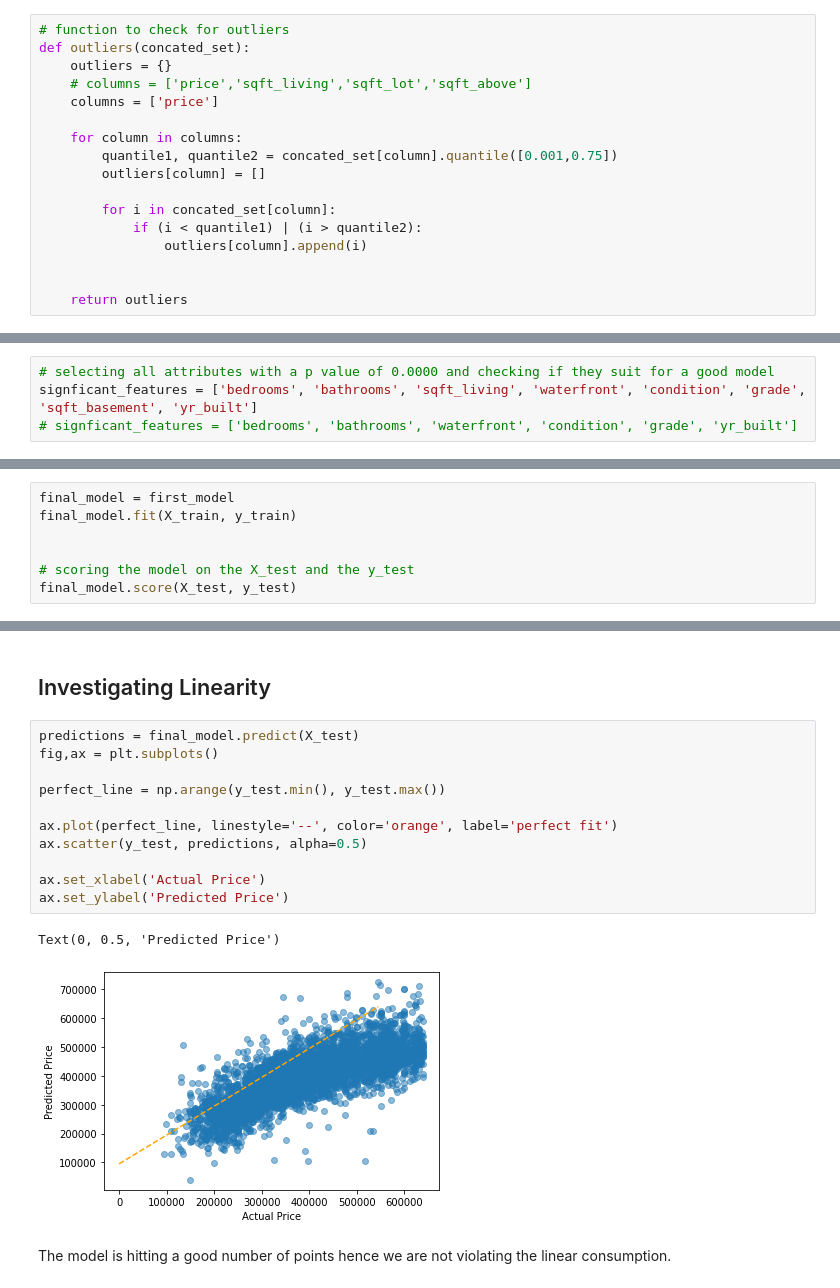
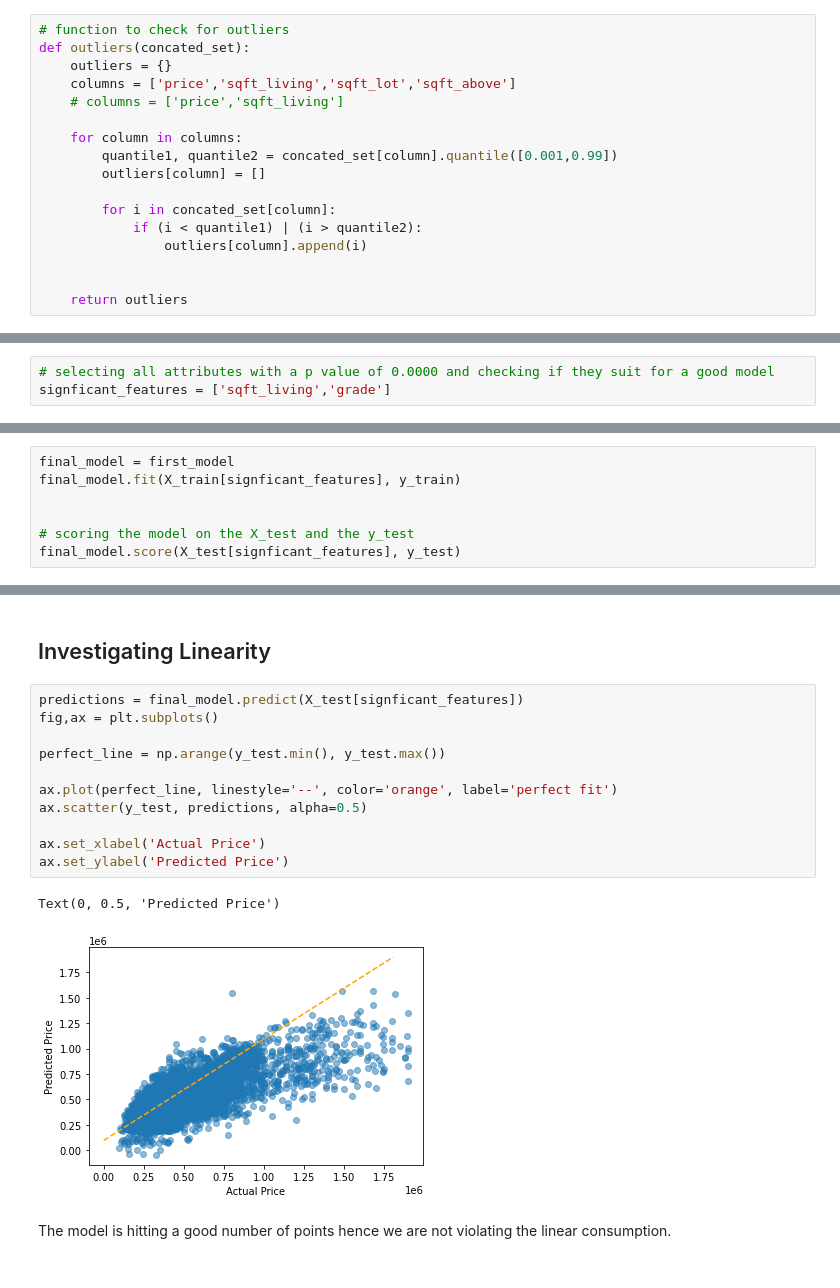
Before and after one commit to IainMosima/Moringa-Phase2, a Jupyter notebook: iain.ipynb, the cells around one changed output, grey strips where cells are left out. Cells and saved outputs as stored; diff of their text form.

```diff
--- a/iain.ipynb
+++ b/iain.ipynb
@@ -447,11 +447,11 @@ concated_train.describe()
 # function to check for outliers
 def outliers(concated_set):
     outliers = {}
-    # columns = ['price','sqft_living','sqft_lot','sqft_above']
-    columns = ['price']
+    columns = ['price','sqft_living','sqft_lot','sqft_above']
+    # columns = ['price','sqft_living']
 
     for column in columns:
-        quantile1, quantile2 = concated_set[column].quantile([0.001,0.75])
+        quantile1, quantile2 = concated_set[column].quantile([0.001,0.99])
         outliers[column] = []
 
         for i in concated_set[column]:
@@ -821,7 +779,6 @@ In this model I will select all features with a p-value of 0.000
 # %%
 # selecting all attributes with a p value of 0.0000 and checking if they suit for a good model
-signficant_features = ['bedrooms', 'bathrooms', 'sqft_living', 'waterfront', 'condition', 'grade', 'sqft_basement', 'yr_built']
-# signficant_features = ['bedrooms', 'bathrooms', 'waterfront', 'condition', 'grade', 'yr_built']
+signficant_features = ['sqft_living','grade']
 # %% [markdown]
 For this model I will use the second_model to model our fourth model with the significant_features to see if they will perform well
 # %%
@@ -909,8 +868,8 @@ This model will be based on the second_model_poly_2 since it performed well
 # %%
 final_model = first_model
-final_model.fit(X_train, y_train)
+final_model.fit(X_train[signficant_features], y_train)
 
 
 # scoring the model on the X_test and the y_test
-final_model.score(X_test, y_test)
+final_model.score(X_test[signficant_features], y_test)
 # %% [output]
@@ -956,19 +898,19 @@ Name: coefficients, dtype: float64
 # %% [markdown]
 ## Investigating Linearity
 # %%
-predictions = final_model.predict(X_test)
+predictions = final_model.predict(X_test[signficant_features])
 fig,ax = plt.subplots()
 
 perfect_line = np.arange(y_test.min(), y_test.max())
 
 ax.plot(perfect_line, linestyle='--', color='orange', label='perfect fit')
 ax.scatter(y_test, predictions, alpha=0.5)
 
 ax.set_xlabel('Actual Price')
 ax.set_ylabel('Predicted Price')
 # %% [output]
 Text(0, 0.5, 'Predicted Price')
-[figure, old version]
+[figure, new version]
 # %% [markdown]
 The model is hitting a good number of points hence we are not violating the linear consumption.
 # %% [markdown]
```
Also changed, not shown: parts of 32 cells of this notebook.
